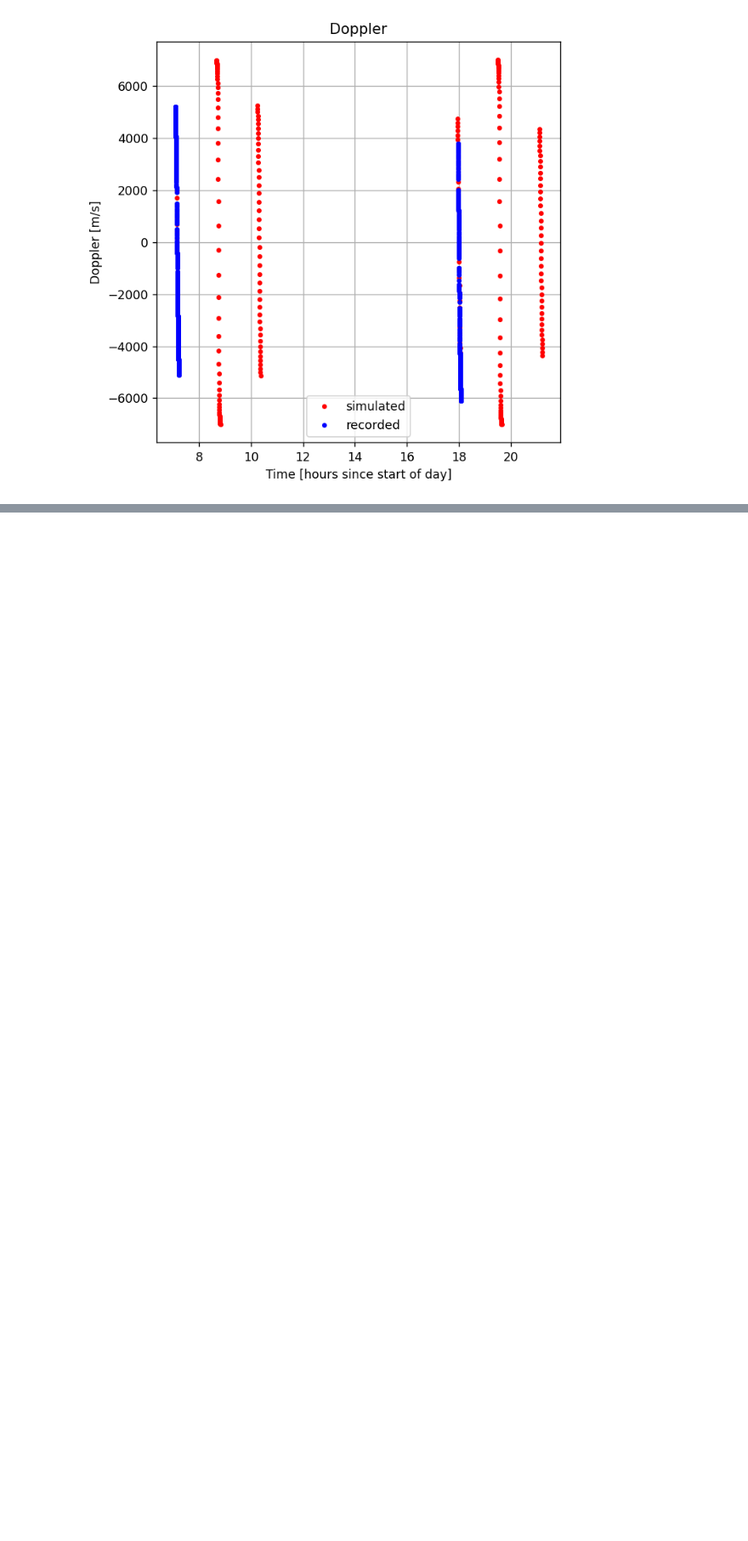
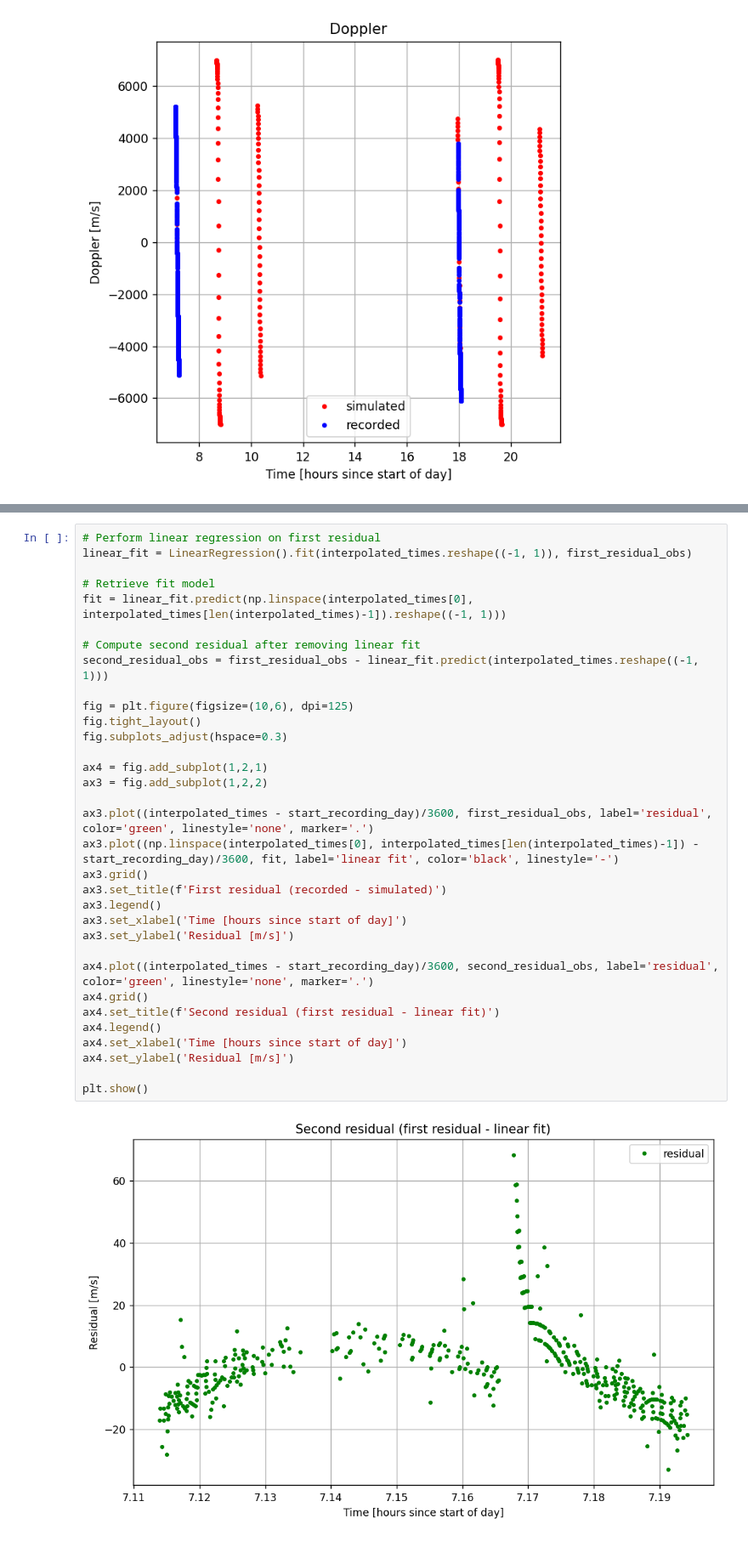
Before and after one commit to DopTrack/estimate, a Jupyter notebook: Assignment1.ipynb, the cells around one changed output, grey strips where cells are left out. Shown at 85% size. Saved outputs shown, nothing was run; the diff lists cells and outputs as text; blank space fills up the shorter version.

```diff
--- a/Assignment1.ipynb
+++ b/Assignment1.ipynb
@@ -471,0 +458,35 @@ plt.show()
+# %%
+# Perform linear regression on first residual
+linear_fit = LinearRegression().fit(interpolated_times.reshape((-1, 1)), first_residual_obs)
+
+# Retrieve fit model
+fit = linear_fit.predict(np.linspace(interpolated_times[0], interpolated_times[len(interpolated_times)-1]).reshape((-1, 1)))
+
+# Compute second residual after removing linear fit
+second_residual_obs = first_residual_obs - linear_fit.predict(interpolated_times.reshape((-1, 1)))
+
+fig = plt.figure(figsize=(10,6), dpi=125)
+fig.tight_layout()
+fig.subplots_adjust(hspace=0.3)
+
+ax4 = fig.add_subplot(1,2,1)
+ax3 = fig.add_subplot(1,2,2)
+
+ax3.plot((interpolated_times - start_recording_day)/3600, first_residual_obs, label='residual', color='green', linestyle='none', marker='.')
+ax3.plot((np.linspace(interpolated_times[0], interpolated_times[len(interpolated_times)-1]) - start_recording_day)/3600, fit, label='linear fit', color='black', linestyle='-')
+ax3.grid()
+ax3.set_title(f'First residual (recorded - simulated)')
+ax3.legend()
+ax3.set_xlabel('Time [hours since start of day]')
+ax3.set_ylabel('Residual [m/s]')
+
+ax4.plot((interpolated_times - start_recording_day)/3600, second_residual_obs, label='residual', color='green', linestyle='none', marker='.')
+ax4.grid()
+ax4.set_title(f'Second residual (first residual - linear fit)')
+ax4.legend()
+ax4.set_xlabel('Time [hours since start of day]')
+ax4.set_ylabel('Residual [m/s]')
+
+plt.show()
+# %% [output]
+[figure, added]
```
Also changed, not shown: parts of 5 cells of this notebook.
